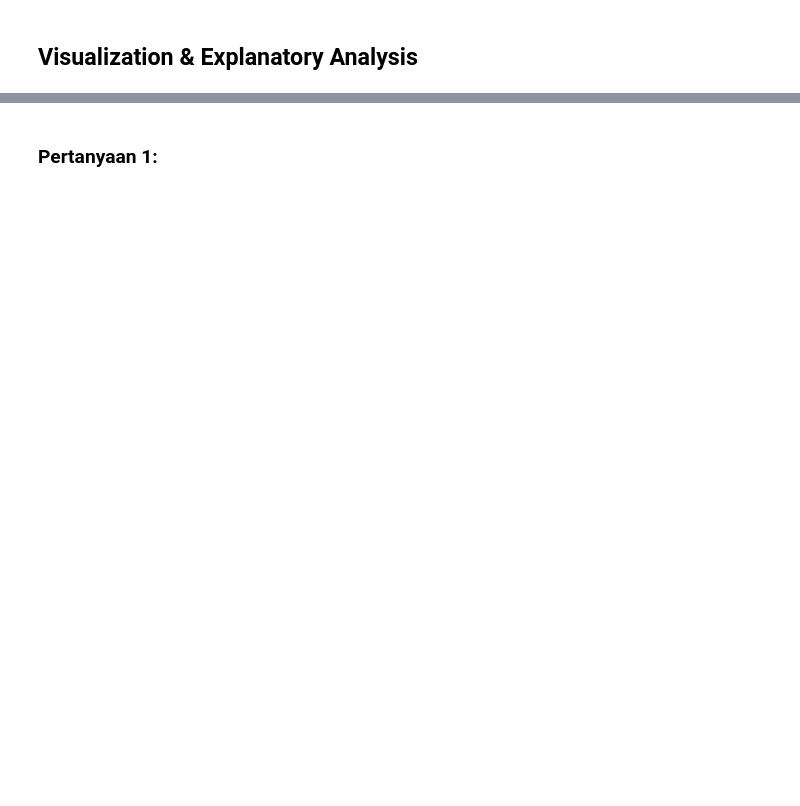
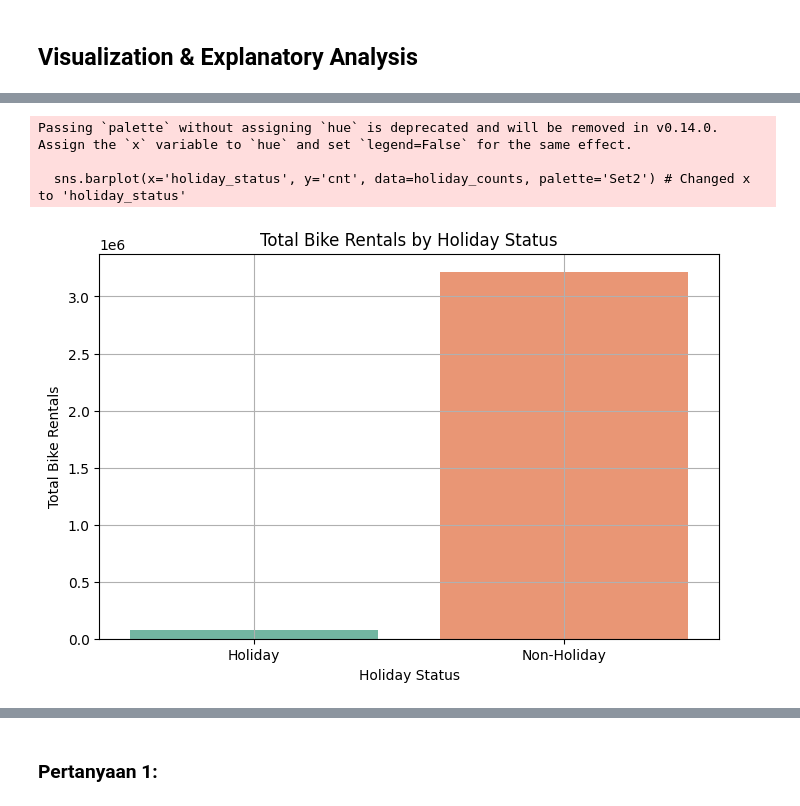
Before and after one commit to Adindashyfa/proyek_data_analis, a Jupyter notebook: Proyek_Analisis_Data.ipynb, the cells around one changed output, grey strips where cells are left out. Saved outputs shown, nothing was run; the diff lists cells and outputs as text; code cells hidden in the pictures; blank space fills up the shorter version.

```diff
--- a/Proyek_Analisis_Data.ipynb
+++ b/Proyek_Analisis_Data.ipynb
@@ -42,0 +199,11 @@
+# %%
+# Mapping 'holiday' to descriptive labels
+holiday_mapping = {0: 'Non-Holiday', 1: 'Holiday'}
+data['holiday_status'] = data['holiday'].map(holiday_mapping)
+
+# Calculating total bike rentals based on holiday status
+holiday_counts = data.groupby('holiday_status')['cnt'].sum().reset_index()
+
+# Display the total rentals by holiday status
+print("Total Rentals by Holiday Status:")
+print(holiday_counts)
@@ -44,0 +276,16 @@
+# %%
+# Visualizing the total number of rentals by holiday status
+plt.figure(figsize=(8, 5))
+sns.barplot(x='holiday_status', y='cnt', data=holiday_counts, palette='Set2') # Changed x to 'holiday_status'
+
+plt.title('Total Bike Rentals by Holiday Status')
+plt.xlabel('Holiday Status')
+plt.ylabel('Total Bike Rentals')
+plt.xticks(rotation=0)  # Rotate x-ticks for better visibility
+plt.grid(True)
+plt.show()
+# %% [output]
+Passing `palette` without assigning `hue` is deprecated and will be removed in v0.14.0. Assign the `x` variable to `hue` and set `legend=False` for the same effect.
+
+  sns.barplot(x='holiday_status', y='cnt', data=holiday_counts, palette='Set2') # Changed x to 'holiday_status'
+[figure, added]
```
Also changed, not shown: parts of 37 cells of this notebook.
